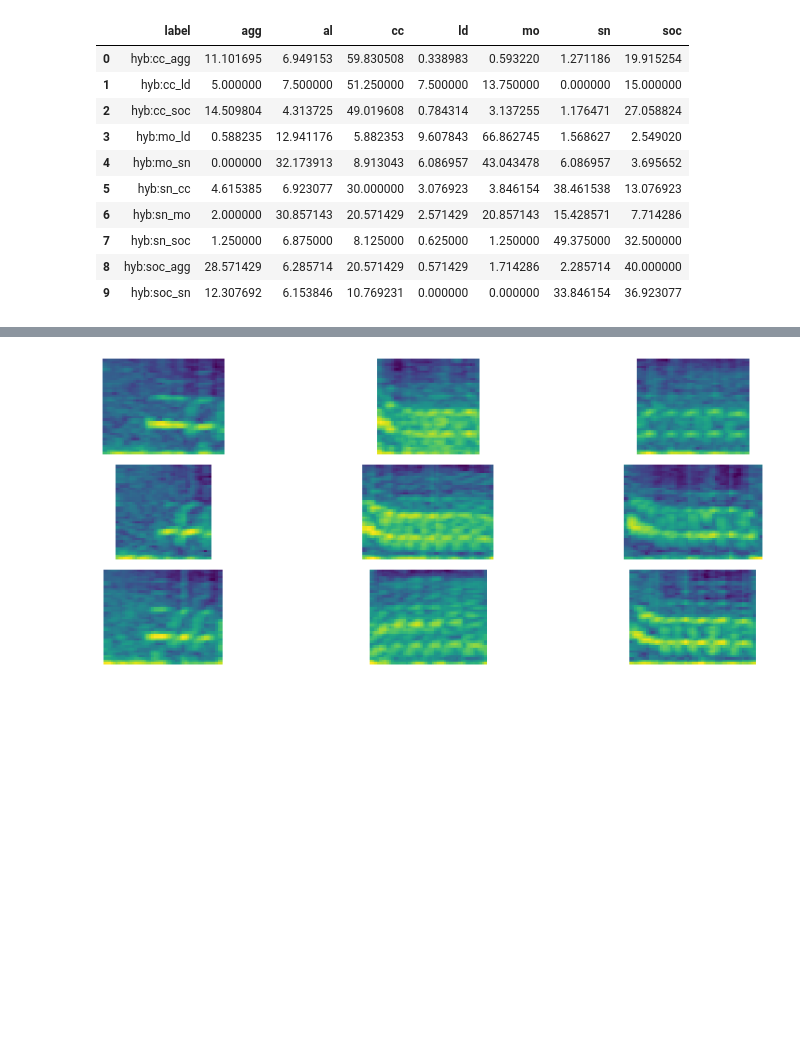
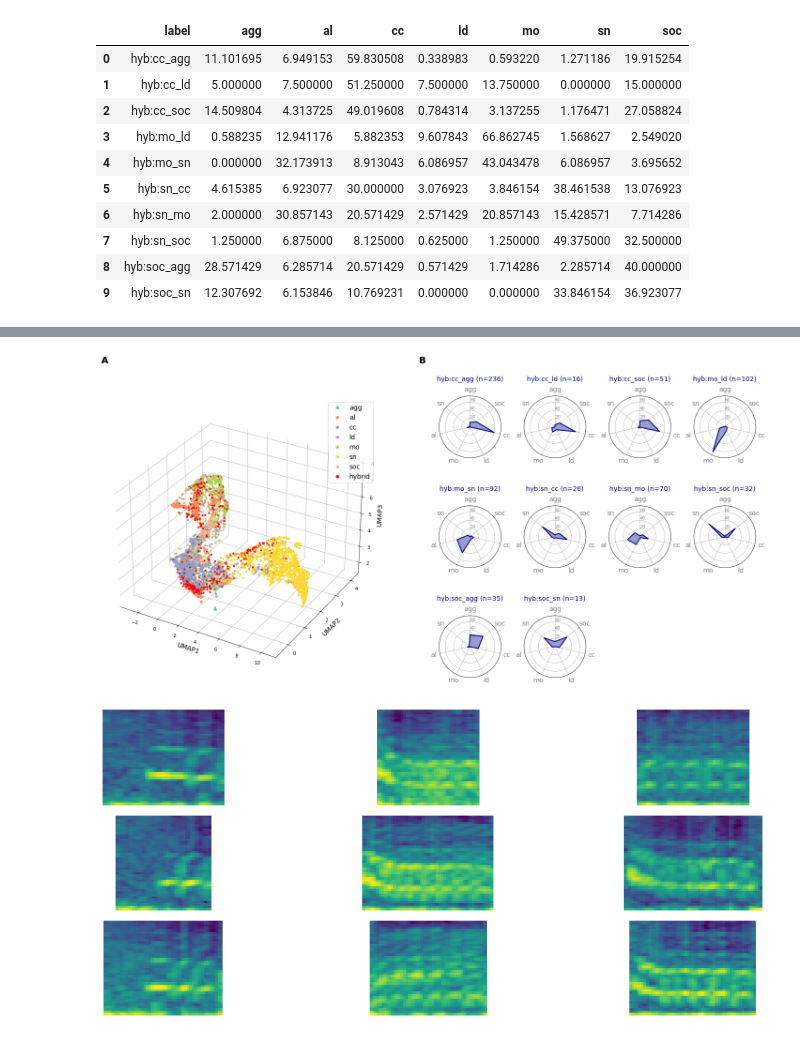
Before and after one commit to marathomas/meerkat_umap, a Jupyter notebook: notebooks/06_meerkat_fu.ipynb, the cells around one changed output, grey strips where cells are left out. Cells and saved outputs as stored; diff of their text form; code cells hidden in the pictures; blank space fills up the shorter version.

```diff
--- a/notebooks/06_meerkat_fu.ipynb
+++ b/notebooks/06_meerkat_fu.ipynb
@@ -684,3 +687,91 @@ plt.savefig(os.path.join(os.path.sep, FIGURES,'fu.png'), facecolor="white")
+# %%
+import string
+
+plt.figure(figsize=(20,10), facecolor="white")
+ax = plt.subplot(1,2,1, projection='3d')
+
+scat_labels = labels_all
+labeltypes = sorted(list(set(scat_labels)))
+
+labeltypes.remove('hybrid') # make these custom
+
+# makes colors same as AVGN visualization
+pal = sns.color_palette("Set2", n_colors=len(labeltypes))
+color_dict = dict(zip(labeltypes, pal))
+color_dict['hybrid'] = (1,0,0) # make them red
+c = [color_dict[val] for val in scat_labels]
+
+Axes3D.scatter(ax,
+               xs = embedding_all[:,0],
+               ys = embedding_all[:,1],
+               zs = embedding_all[:,2],
+               zdir='z',
+               s=10,
+               label = c,
+               c=c,
+               depthshade=False)
+
+ax.set_xlabel('UMAP1', fontsize=14)
+ax.set_ylabel('UMAP2', fontsize=14)
+ax.set_zlabel('UMAP3', fontsize=14)
+
+ax.xaxis.pane.fill = False
+ax.yaxis.pane.fill = False
+ax.zaxis.pane.fill = False
+
+ax.xaxis.pane.set_edgecolor('w')
+ax.yaxis.pane.set_edgecolor('w')
+ax.zaxis.pane.set_edgecolor('w')
+
+labeltypes = labeltypes+['hybrid']
+scatters = []
+for label in labeltypes:
+    scatters.append(matplotlib.lines.Line2D([0],[0], linestyle="none", c=color_dict[label], marker = 'o'))
+
+ax.legend(scatters, labeltypes, numpoints = 1, fontsize=14)
+
+
+def make_spider(r_pos, row, title, color):
+
+    categories=list(grouped_filtered)[1:]
+    N = len(categories)
+
+    # What will be the angle of each axis in the plot? (we divide the plot / number of variable)
+    angles = [n / float(N) * 2 * pi for n in range(N)]
+    angles += angles[:1]
+
+    ax = plt.subplot(3,8,r_pos, polar=True)
+
+    # If you want the first axis to be on top:
+    ax.set_theta_offset(pi / 2)
+    ax.set_theta_direction(-1)
+
+    # Draw one axe per variable + add labels labels yet
+    plt.xticks(angles[:-1], categories, color='grey', size=14)
+
+    # Draw ylabels
+    ax.set_rlabel_position(0)
+    plt.yticks([20,40,60], ["20","40", "60"], color="grey", size=9)
+    plt.ylim(0,75)
+
+        # Ind1
+    values=grouped_filtered.loc[row].drop('label').values.flatten().tolist()
+    values += values[:1]
+    ax.plot(angles, values, color=color, linewidth=2, linestyle='solid')
+    ax.fill(angles, values, color=color, alpha=0.4)
+    plt.title(title, size=14, color=color, y=1.2)
+
+
+# Loop to plot
+for row, r_pos in zip(range(0, len(grouped_filtered.index)), [5,6,7,8,13,14,15,16,21,22,23]):
+    make_spider(r_pos=r_pos, row=row, title=grouped_filtered['label'][row]+" (n="+str(numbers_dict[grouped_filtered['label'][row]])+")", color="darkblue")
+
+plt.figtext(0.01,1, "A", size=20, weight='bold')
+plt.figtext(0.48,1, "B", size=20, weight='bold')
+plt.tight_layout()
+plt.savefig(os.path.join(os.path.sep, FIGURES,'paper_fu.png'), facecolor="white", bbox_inches='tight')
+# %% [output]
+[figure, added]
 # %%
 # Look at fu_soc_sn calls
 call_of_interest = 'fu:cc_ld'
```
Also changed, not shown: parts of 4 cells of this notebook, 3 other files.
